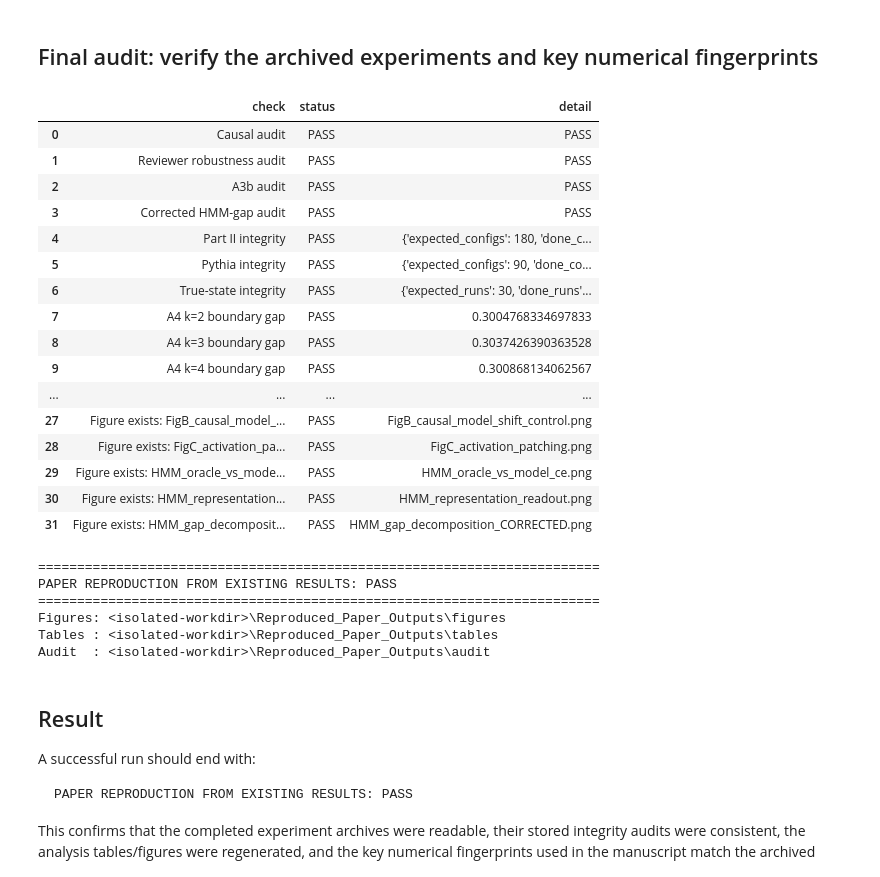
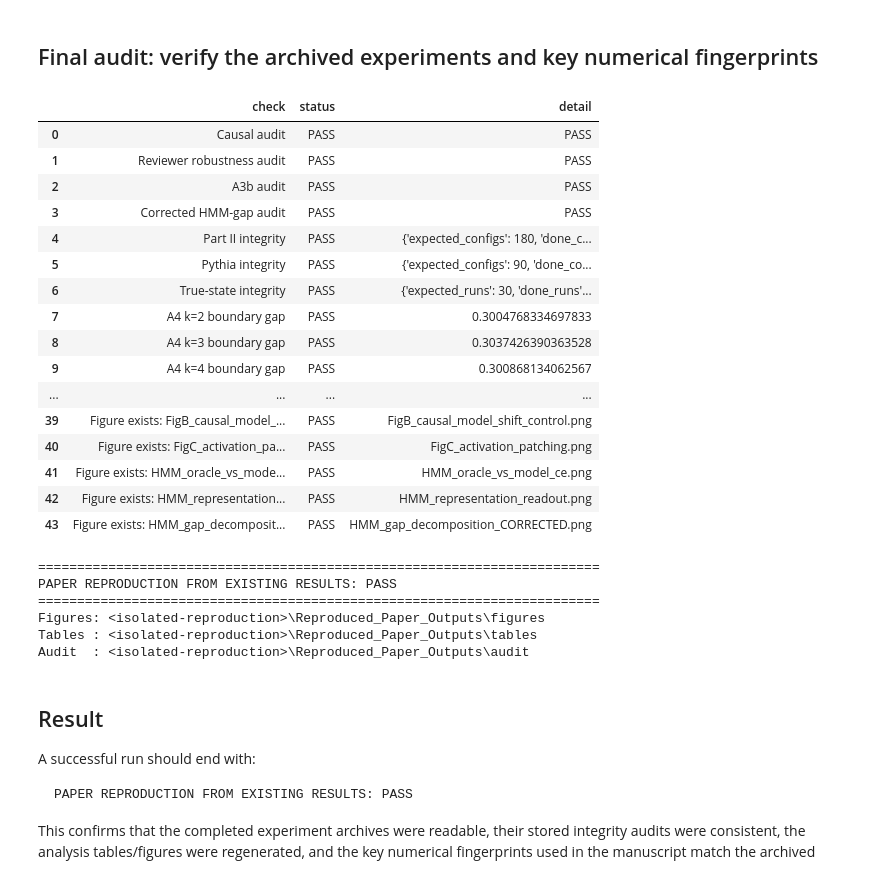
Before and after one commit to ecdlschool-bit/transformer-context-sufficiency, a Jupyter notebook: reproduce_paper_executed.ipynb, the cells around one changed output. Saved outputs shown, nothing was run; the diff lists cells and outputs as text; code cells hidden in the pictures.

Commit message:
Align reproduction with stationary baselines, corrected shuffled controls, and raw Monte Carlo audit

```diff
--- a/reproduce_paper_executed.ipynb
+++ b/reproduce_paper_executed.ipynb
@@ -812,6 +1205,23 @@ gap_lookup=gap_summary.set_index("L")
 for L,ref in {2:6.646039e-4,4:5.411595e-5,8:4.774972e-7,16:5.761106e-11}.items():
     add(f"HMM corrected gap L={L}",np.isclose(gap_lookup.loc[L,"information_gap_mean"],ref,rtol=2e-6,atol=1e-15),gap_lookup.loc[L,"information_gap_mean"])
 
+
+# Corrected manuscript values and raw Monte Carlo uncertainty.
+boundary = p2_final_summary[p2_final_summary.L==p2_final_summary.k].set_index(["model_key","k"])
+for key,ref in {("qwen05",2):.071,("qwen05",3):.241,("qwen05",4):.473,
+                ("qwen15",2):.055,("qwen15",3):.191,("qwen15",4):.416}.items():
+    value = boundary.loc[key,"next_excess_HL_mean"]
+    add(f"Table 4 stationary readout {key}",abs(value-ref)<=.0005,value)
+add("Corrected shuffled positional range",np.isclose(control_summary.shuffle_pos_mean.min(),.11734167,rtol=0,atol=5e-8)
+    and np.isclose(control_summary.shuffle_pos_mean.max(),.139075,rtol=0,atol=5e-8))
+add("Corrected shuffled exact maximum",np.isclose(control_summary.shuffle_exact_mean.max(),.020425,rtol=0,atol=5e-8))
+add("MC raw complete grid",len(mc_raw)==2400 and len(mc_summary)==120 and (mc_summary.n==20).all()
+    and not mc_raw.duplicated(["V","k","L","source_seed","N","rep"]).any() and not mc_raw.isna().any().any())
+add("MC gap identity",np.allclose(mc_raw.info_gap,mc_raw.H_L-mc_raw.H_star,rtol=0,atol=1e-12))
+add("MC within-kernel SD range",np.isclose(mc_primary.mc_sd.min(),.0002063851856,rtol=0,atol=1e-12)
+    and np.isclose(mc_primary.mc_sd.max(),.0004044758759,rtol=0,atol=1e-12))
+add("MC normal 95 percent halfwidth",np.isclose(mc_primary.normal95_halfwidth.max(),.0001772693685,rtol=0,atol=1e-12))
+
 # Output existence
 expected_figs=[
     "A4_boundary_gap_reproduced.png",
@@ -836,44 +1246,44 @@ for f in expected_figs:
 audit_df=pd.DataFrame(checks)
 display(audit_df)
 overall=(audit_df["status"]=="PASS").all()
 
 audit_payload={"status":"PASS" if overall else "FAIL","checks":checks}
 (AUDIT_DIR/"reproduction_audit.json").write_text(json.dumps(audit_payload,indent=2),encoding="utf-8")
 audit_df.to_csv(AUDIT_DIR/"reproduction_audit.csv",index=False)
 
 print("\n"+"="*72)
 print("PAPER REPRODUCTION FROM EXISTING RESULTS:", "PASS" if overall else "FAIL")
 print("="*72)
 print("Figures:", FIG_DIR)
 print("Tables :", TABLE_DIR)
 print("Audit  :", AUDIT_DIR)
 
 if not overall:
     raise RuntimeError("Paper numerical audit failed; inspect reproduction_audit.json")
 # %% [output]
 |  | check | status | detail |
 | 0 | Causal audit | PASS | PASS |
 | 1 | Reviewer robustness audit | PASS | PASS |
 | 2 | A3b audit | PASS | PASS |
 | 3 | Corrected HMM-gap audit | PASS | PASS |
 | 4 | Part II integrity | PASS | {'expected_configs': 180, 'done_c... |
 | 5 | Pythia integrity | PASS | {'expected_configs': 90, 'done_co... |
 | 6 | True-state integrity | PASS | {'expected_runs': 30, 'done_runs'... |
 | 7 | A4 k=2 boundary gap | PASS | 0.3004768334697833 |
 | 8 | A4 k=3 boundary gap | PASS | 0.3037426390363528 |
 | 9 | A4 k=4 boundary gap | PASS | 0.300868134062567 |
 | ... | ... | ... | ... |
-| 27 | Figure exists: FigB_causal_model_... | PASS | FigB_causal_model_shift_control.png |
-| 28 | Figure exists: FigC_activation_pa... | PASS | FigC_activation_patching.png |
-| 29 | Figure exists: HMM_oracle_vs_mode... | PASS | HMM_oracle_vs_model_ce.png |
-| 30 | Figure exists: HMM_representation... | PASS | HMM_representation_readout.png |
-| 31 | Figure exists: HMM_gap_decomposit... | PASS | HMM_gap_decomposition_CORRECTED.png |
+| 39 | Figure exists: FigB_causal_model_... | PASS | FigB_causal_model_shift_control.png |
+| 40 | Figure exists: FigC_activation_pa... | PASS | FigC_activation_patching.png |
+| 41 | Figure exists: HMM_oracle_vs_mode... | PASS | HMM_oracle_vs_model_ce.png |
+| 42 | Figure exists: HMM_representation... | PASS | HMM_representation_readout.png |
+| 43 | Figure exists: HMM_gap_decomposit... | PASS | HMM_gap_decomposition_CORRECTED.png |
 ========================================================================
 PAPER REPRODUCTION FROM EXISTING RESULTS: PASS
 ========================================================================
-Figures: <isolated-workdir>\Reproduced_Paper_Outputs\figures
-Tables : <isolated-workdir>\Reproduced_Paper_Outputs\tables
-Audit  : <isolated-workdir>\Reproduced_Paper_Outputs\audit
+Figures: <isolated-reproduction>\Reproduced_Paper_Outputs\figures
+Tables : <isolated-reproduction>\Reproduced_Paper_Outputs\tables
+Audit  : <isolated-reproduction>\Reproduced_Paper_Outputs\audit
 # %% [markdown]
 ## Result
 
```
Also changed, not shown: parts of 2 cells of this notebook, 18 other files.
